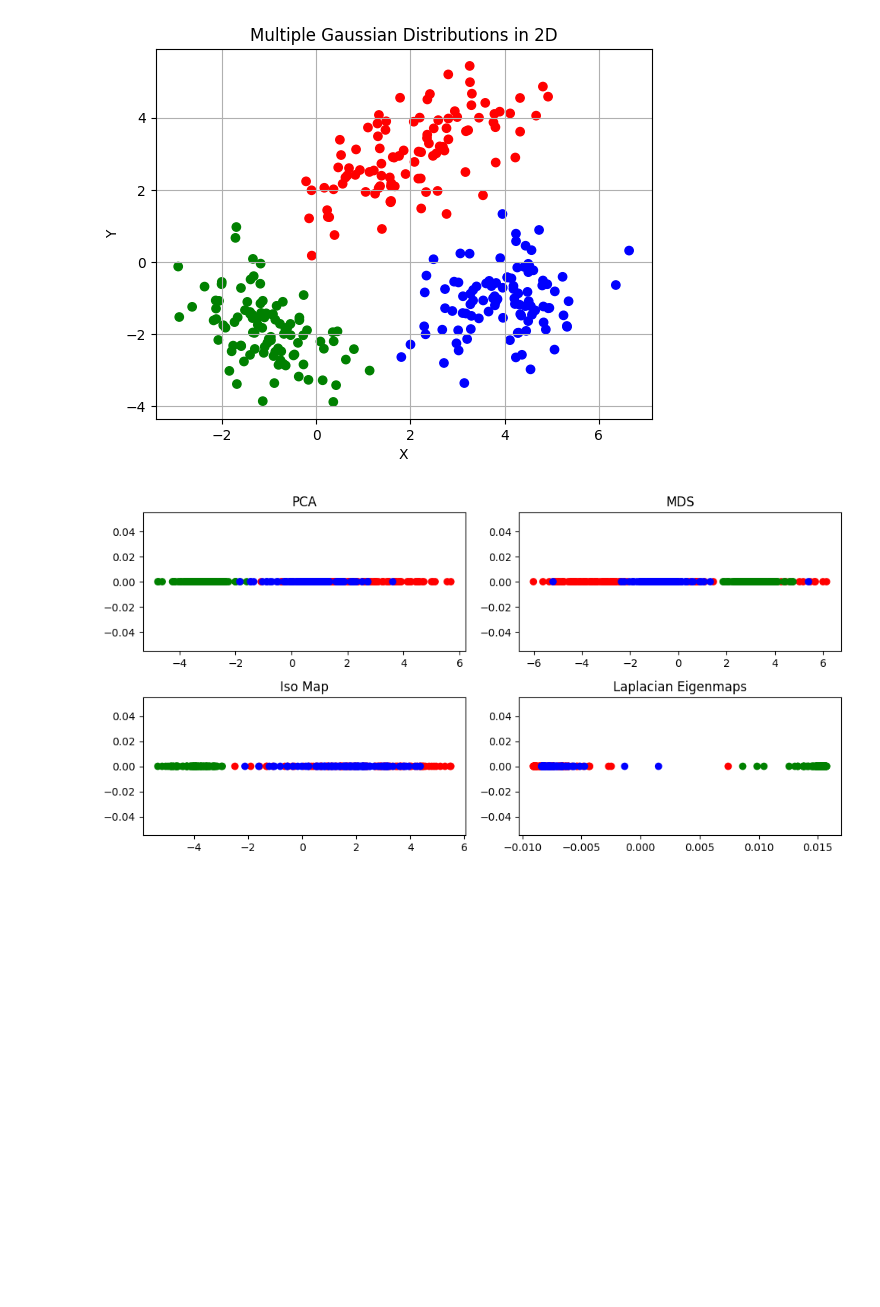
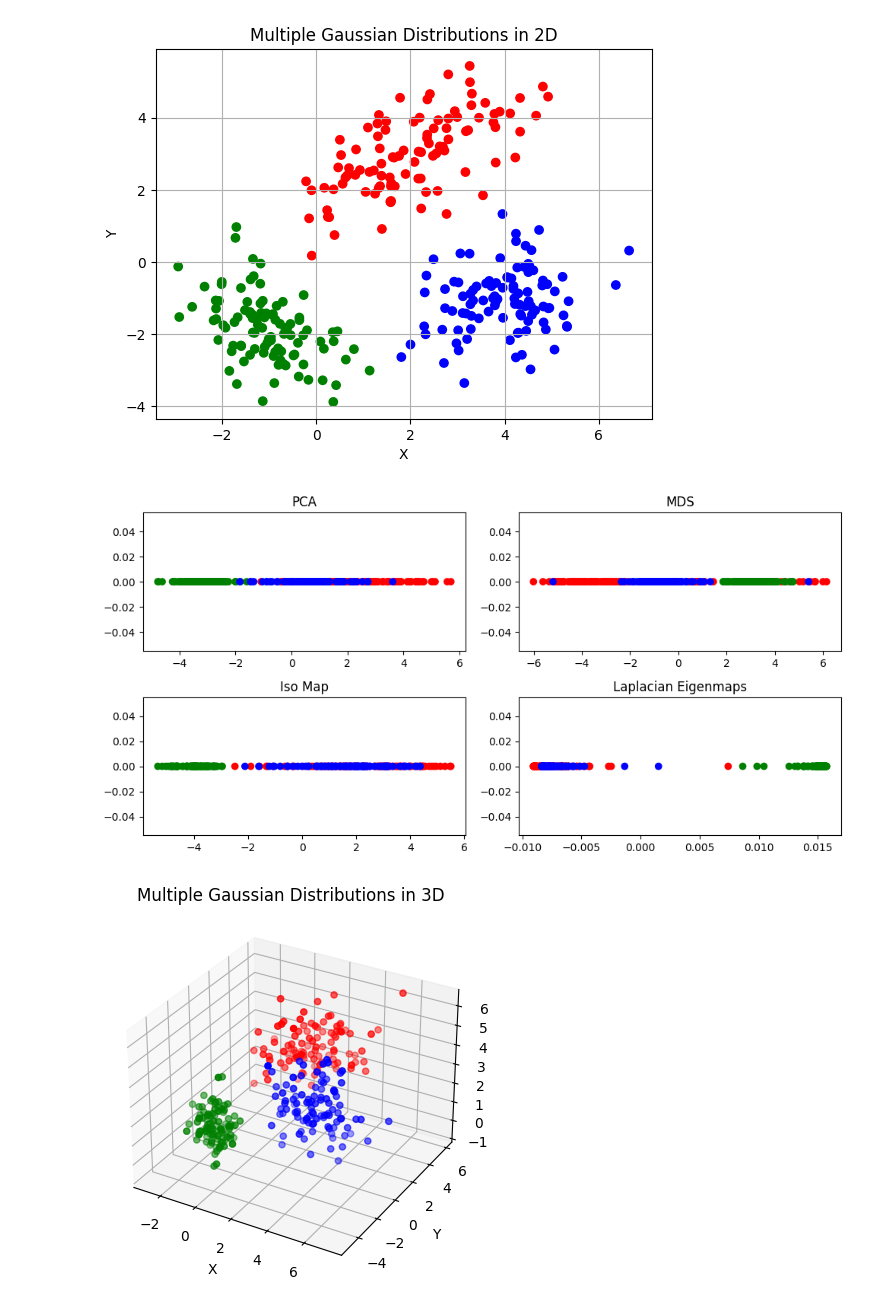
Before and after one commit to ahmedhat1/Dimensionality-Reduction, a Jupyter notebook: Dimensionality_reduction.ipynb, the cells around one changed output. Cells and saved outputs as stored; diff of their text form; code cells hidden in the pictures; blank space fills up the shorter version.

Commit message:
visualization done

```diff
--- a/Dimensionality_reduction.ipynb
+++ b/Dimensionality_reduction.ipynb
@@ -117,3 +117,84 @@ plt.show()
 # %% [output]
 [figure]
 [figure]
+# %%
+import numpy as np
+import matplotlib.pyplot as plt
+from sklearn.decomposition import PCA
+from sklearn.manifold import MDS, Isomap
+from sklearn.manifold import SpectralEmbedding
+from mpl_toolkits.mplot3d import Axes3D
+
+# Define the parameters for the Gaussian distributions
+means = [[2, 3, 4], [-1, -2, 1], [4, -1, 3]]
+covariances = [[[1.5, 0.8, 0.2], [0.8, 1.2, -0.1], [0.2, -0.1, 1.0]],
+               [[0.5, -0.3, 0.1], [-0.3, 1.0, -0.2], [0.1, -0.2, 0.8]],
+               [[1.0, 0.2, -0.1], [0.2, 0.8, -0.3], [-0.1, -0.3, 1.2]]]
+num_samples = 100
+
+# Generate samples from the Gaussian distributions
+samples = np.concatenate([np.random.multivariate_normal(mean, cov, size=num_samples) for mean, cov in zip(means, covariances)], axis=0)
+
+# Assign colors to each distribution
+colors = ['r', 'g', 'b']
+fig = plt.figure()
+ax = fig.add_subplot(111, projection='3d')
+for i in range(len(means)):
+    ax.scatter(samples[i * num_samples:(i + 1) * num_samples, 0], samples[i * num_samples:(i + 1) * num_samples, 1], samples[i * num_samples:(i + 1) * num_samples, 2], c=colors[i])
+ax.set_xlabel('X')
+ax.set_ylabel('Y')
+ax.set_zlabel('Z')
+ax.set_title('Multiple Gaussian Distributions in 3D')
+plt.show()
+
+# Perform PCA for dimensionality reduction
+pca = PCA(n_components=2)
+pca_result = pca.fit_transform(samples)
+
+# Perform MDS for dimensionality reduction
+mds = MDS(n_components=2)
+mds_result = mds.fit_transform(samples)
+
+# Perform Isomap for dimensionality reduction
+isomap = Isomap(n_components=2)
+isomap_result = isomap.fit_transform(samples)
+
+# Perform Laplacian Eigenmaps for dimensionality reduction
+le = SpectralEmbedding(n_components=2, affinity='nearest_neighbors')
+le_result = le.fit_transform(samples)
+
+# Plot the dimensionality-reduced data with colors for each cluster
+plt.figure(figsize=(12, 4))
+
+# Plot PCA result
+plt.subplot(141)
+plt.scatter(pca_result[:, 0], pca_result[:, 1], c=np.repeat(colors, num_samples))
+plt.xlabel('PC1')
+plt.ylabel('PC2')
+plt.title('PCA')
+
+# Plot MDS result
+plt.subplot(142)
+plt.scatter(mds_result[:, 0], mds_result[:, 1], c=np.repeat(colors, num_samples))
+plt.xlabel('MDS1')
+plt.ylabel('MDS2')
+plt.title('MDS')
+
+# Plot Isomap result
+plt.subplot(143)
+plt.scatter(isomap_result[:, 0], isomap_result[:, 1], c=np.repeat(colors, num_samples))
+plt.xlabel('Isomap1')
+plt.ylabel('Isomap2')
+plt.title('Iso Map')
+
+# Plot Laplacian Eigenmaps result
+plt.subplot(144)
+plt.scatter(le_result[:, 0], le_result[:, 1], c=np.repeat(colors, num_samples))
+plt.xlabel('LE1')
+plt.ylabel('LE2')
+plt.title('Laplacian Eigenmaps')
+
+plt.tight_layout()
+plt.show()
+# %% [output]
+[figure, added]
```
Also changed, not shown: parts of 3 cells of this notebook.
